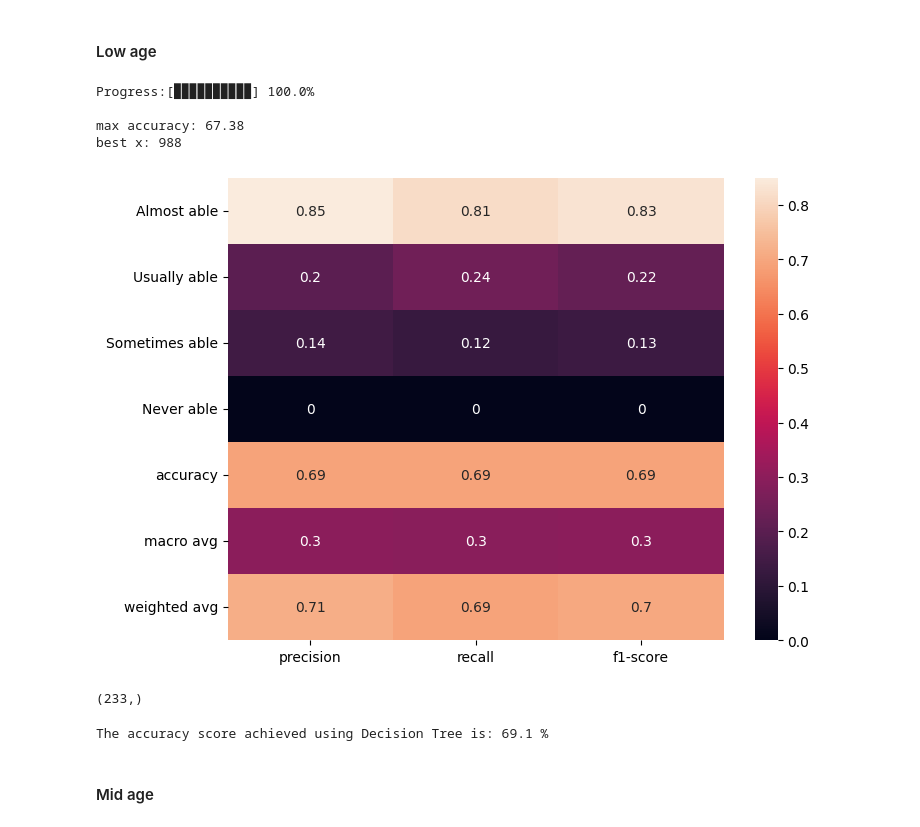
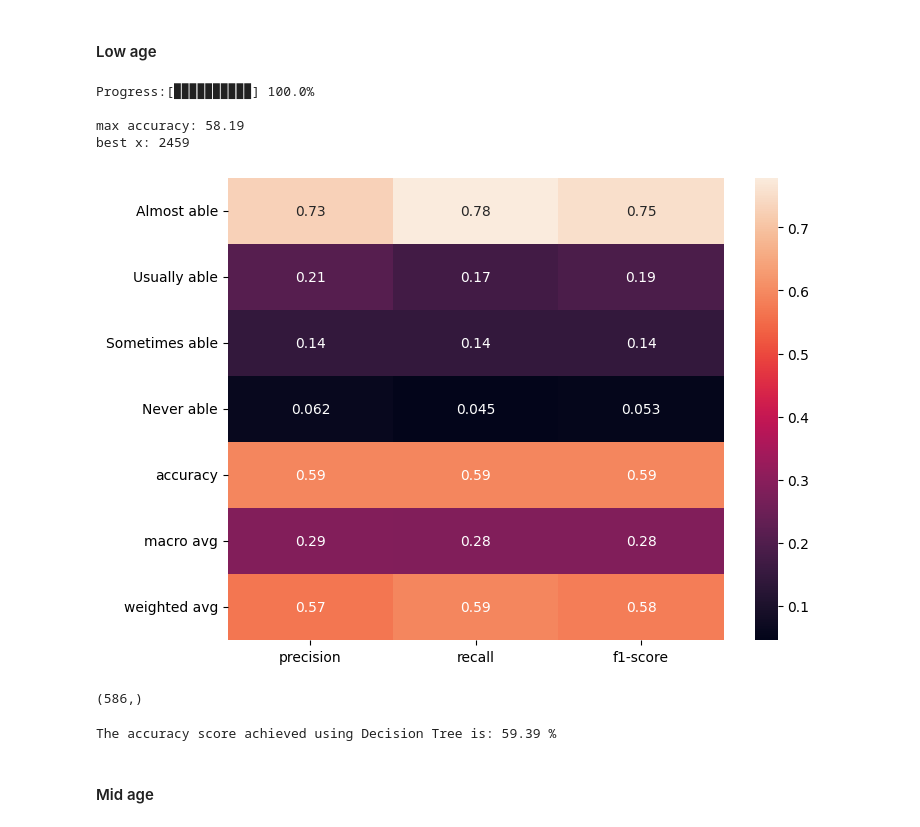
Before and after one commit to FuminoonimuF/nhanes, a Jupyter notebook: Analysis about ED.ipynb, the cells around one changed output. Drawn from its saved outputs; the diff is of its cells as text; code cells hidden in the pictures.

```diff
--- a/Analysis about ED.ipynb
+++ b/Analysis about ED.ipynb
@@ -222,3 +203,6 @@ plt.show()
+# %%
+test_size=0.40
+random_state=42
 # %% [markdown]
 #### Low age
 # %%
@@ -228,13 +212,19 @@ plt.show()
 #     predictors[col] = (predictors[col] - predictors[col].min()) / (predictors[col].max() - predictors[col].min())
 
 # print(predictors)
-predictors_low_age = low_age_dataset.drop("KIQ400",axis=1)
+predictors_low_age = low_age_dataset.drop(["KIQ400","RIDAGEEX"],axis=1)
 target_low_age = low_age_dataset["KIQ400"]
 
-X_train_la, X_test_la, Y_train_la, Y_test_la,weight_train_la,weight_test_la = train_test_split(predictors_low_age, target_low_age, low_age_weights,test_size=0.20, random_state=32)
+X_train_la, X_test_la, Y_train_la, Y_test_la,weight_train_la,weight_test_la = train_test_split(predictors_low_age, target_low_age, low_age_weights,test_size=test_size, random_state=random_state)
 
-scaler = StandardScaler()
-X_train_la = scaler.fit_transform(X_train_la)
-X_test_la = scaler.transform(X_test_la)
+# scaler = StandardScaler()
+# X_train_la = scaler.fit_transform(X_train_la)
+# X_test_la = scaler.transform(X_test_la)
+
+# scaler = MinMaxScaler()
+# X_train_la = scaler.fit_transform(X_train_la)
+# X_test_la = scaler.transform(X_test_la)
+
 print(X_train_la.shape, X_test_la.shape, Y_train_la.shape, Y_test_la.shape,weight_train_la.shape,weight_test_la.shape)
+print(X_train_la,X_test_la)
 # %% [output]
@@ -363,0 +408,15 @@ The accuracy score achieved using Logistic Regression is: 32.84 %
+# %%
+target_names = ['Almost able','Usually able','Sometimes able','Never able']
+
+lr = LogisticRegression()
+
+lr.fit(X_train,Y_train,sample_weight=weight_train)
+
+Y_pred_lr = lr.predict(X_test)
+#plt.scatter(X_train, Y_train, c='grey', edgecolor='black')
+
+lr_report = classification_report(Y_test,Y_pred_lr,output_dict=True)
+
+plt.figure(figsize=(8,6))
+sns.heatmap(pd.DataFrame(lr_report).iloc[:-1, :].T, annot=True)
+plt.show()
@@ -609,48 +756,48 @@ The accuracy score achieved using KNN is: 22.39 %
 from sklearn.tree import DecisionTreeClassifier
 
 max_accuracy = 0
 
 
-for x in range(1000):
-    utils.show_progress(1000,x+1)
+for x in range(5000):
+    utils.show_progress(5000,x+1)
     dt = DecisionTreeClassifier(random_state=x)
     dt.fit(X_train_la,Y_train_la,sample_weight=weight_train_la)
     Y_pred_dt = dt.predict(X_test_la)
     current_accuracy = round(accuracy_score(Y_pred_dt,Y_test_la)*100,2)
     if(current_accuracy>max_accuracy):
         max_accuracy = current_accuracy
         best_x = x
 
 print('\n')
 print('max accuracy:',max_accuracy)
 print('best x:',best_x)
 
 
 dt = DecisionTreeClassifier(random_state=best_x)
 dt.fit(X_train_la,Y_train_la)
 Y_pred_dt = dt.predict(X_test_la)
 
 dt_report = classification_report(Y_test_la,Y_pred_dt,output_dict=True,target_names=target_names)
 
 plt.figure(figsize=(8,6))
 sns.heatmap(pd.DataFrame(dt_report).iloc[:-1, :].T, annot=True)
 plt.show()
 # %% [output]
 Progress:[▉▉▉▉▉▉▉▉▉▉] 100.0%
 
-max accuracy: 67.38
-best x: 988
+max accuracy: 58.19
+best x: 2459
-[figure, old version]
+[figure, new version]
 # %%
 print(Y_pred_dt.shape)
 # %% [output]
-(233,)
+(586,)
 # %%
 score_dt = round(accuracy_score(Y_pred_dt,Y_test_la)*100,2)
 
 print("The accuracy score achieved using Decision Tree is: "+str(score_dt)+" %")
 # %% [output]
-The accuracy score achieved using Decision Tree is: 69.1 %
+The accuracy score achieved using Decision Tree is: 59.39 %
 # %% [markdown]
 #### Mid age
 # %%
```
Also changed, not shown: parts of 88 cells of this notebook, 1 other file.
